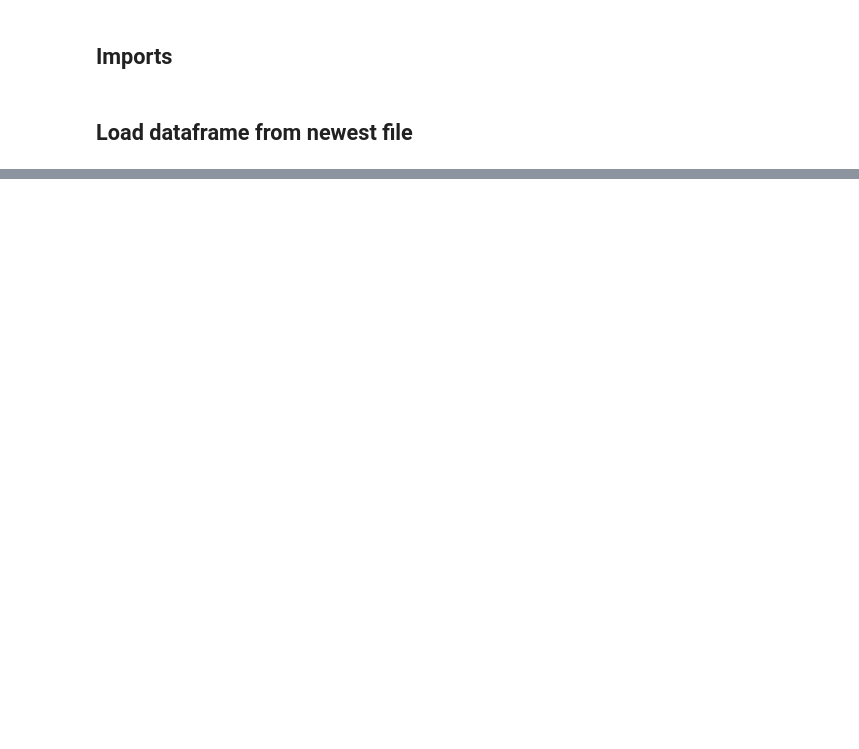
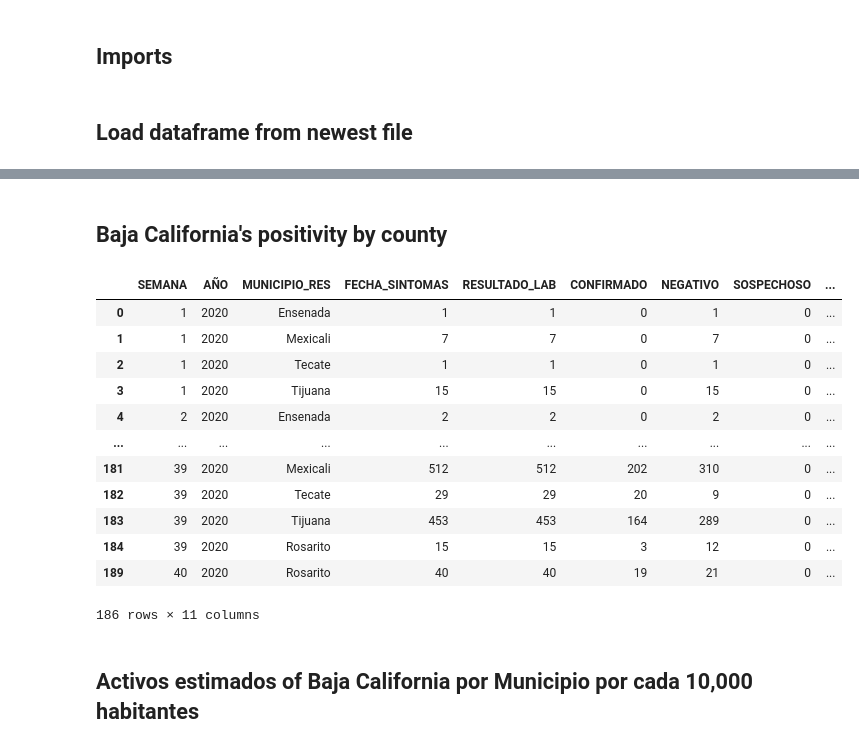
Before and after one commit to Sealtyel/data-analysis-covid19-mx, a Jupyter notebook: active-estimated.ipynb, the cells around one changed output, grey strips where cells are left out. Drawn from its saved outputs; the diff is of its cells as text; code cells hidden in the pictures; blank space fills up the shorter version.

```diff
--- a/active-estimated.ipynb
+++ b/active-estimated.ipynb
@@ -101,0 +125,54 @@ fig.show()
+# %% [markdown]
+## Baja California's positivity by county
+# %%
+df = df_mx
+
+di = {1:"Ensenada", 2: "Mexicali", 3:"Tecate",  4: "Tijuana", 5: "Rosarito"}
+
+df = df.loc[df['ENTIDAD_RES'] == 2] #entidad = Baja California
+
+df = df.loc[(df['RESULTADO_LAB'] == 1) | (df['RESULTADO_LAB'] == 2)| (df['RESULTADO_LAB'] == 3)]
+
+df = df[['FECHA_SINTOMAS','RESULTADO_LAB', 'MUNICIPIO_RES']]
+
+df['FECHA_SINTOMAS'] = pd.to_datetime(df['FECHA_SINTOMAS'])
+df['SEMANA'] = df['FECHA_SINTOMAS'].dt.week
+df['AÑO'] = df['FECHA_SINTOMAS'].dt.year
+
+df.loc[df['RESULTADO_LAB'] == 1, 'CONFIRMADO'] = ['1']
+df.loc[df['RESULTADO_LAB'] == 2, 'NEGATIVO'] = ['1']
+df.loc[df['RESULTADO_LAB'] == 3, 'SOSPECHOSO'] = ['1']
+
+df = df.groupby(["SEMANA",'AÑO','MUNICIPIO_RES'],as_index=False).count()
+
+df['POSITIVIDAD'] = (df['CONFIRMADO']/df['RESULTADO_LAB'])
+df['POSITIVIDAD_MAXIMA'] = ((df['CONFIRMADO']+df['SOSPECHOSO'])/df['RESULTADO_LAB'])
+df['POSITIVIDAD_MINIMA'] = (df['CONFIRMADO']/(df['RESULTADO_LAB']+df['SOSPECHOSO']))
+
+df = df.loc[df['SOSPECHOSO'] == 0] #remove weeks with cases with pending result
+df = df.replace({"MUNICIPIO_RES": di})
+
+# fig = px.line(df, df.SEMANA, df.POSITIVIDAD, line_group= "MUNICIPIO_RES",
+#               color="MUNICIPIO_RES",
+#               title='Positividad de Baja California por Municipio')
+# fig.show()
+
+
+df_p = df
+df_p
+# %% [output]
+|  | SEMANA | AÑO | MUNICIPIO_RES | FECHA_SINTOMAS | RESULTADO_LAB | CONFIRMADO | NEGATIVO | SOSPECHOSO | ... |
+| 0 | 1 | 2020 | Ensenada | 1 | 1 | 0 | 1 | 0 | ... |
+| 1 | 1 | 2020 | Mexicali | 7 | 7 | 0 | 7 | 0 | ... |
+| 2 | 1 | 2020 | Tecate | 1 | 1 | 0 | 1 | 0 | ... |
+| 3 | 1 | 2020 | Tijuana | 15 | 15 | 0 | 15 | 0 | ... |
+| 4 | 2 | 2020 | Ensenada | 2 | 2 | 0 | 2 | 0 | ... |
+| ... | ... | ... | ... | ... | ... | ... | ... | ... | ... |
+| 181 | 39 | 2020 | Mexicali | 512 | 512 | 202 | 310 | 0 | ... |
+| 182 | 39 | 2020 | Tecate | 29 | 29 | 20 | 9 | 0 | ... |
+| 183 | 39 | 2020 | Tijuana | 453 | 453 | 164 | 289 | 0 | ... |
+| 184 | 39 | 2020 | Rosarito | 15 | 15 | 3 | 12 | 0 | ... |
+| 189 | 40 | 2020 | Rosarito | 40 | 40 | 19 | 21 | 0 | ... |
+186 rows × 11 columns
+# %% [markdown]
+## Activos estimados of Baja California por Municipio por cada 10,000 habitantes
```
Also changed, not shown: parts of 6 cells of this notebook.
